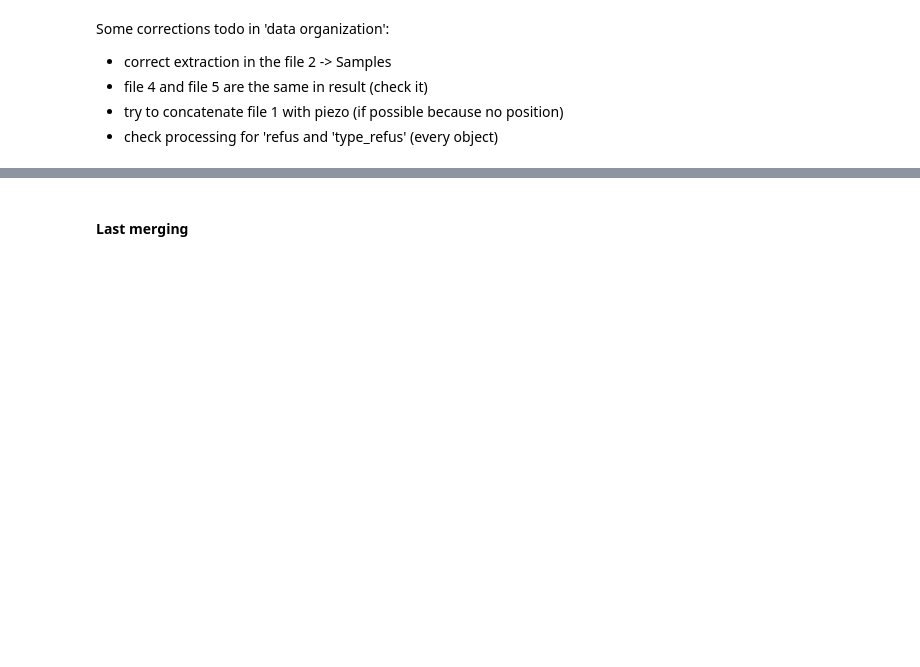
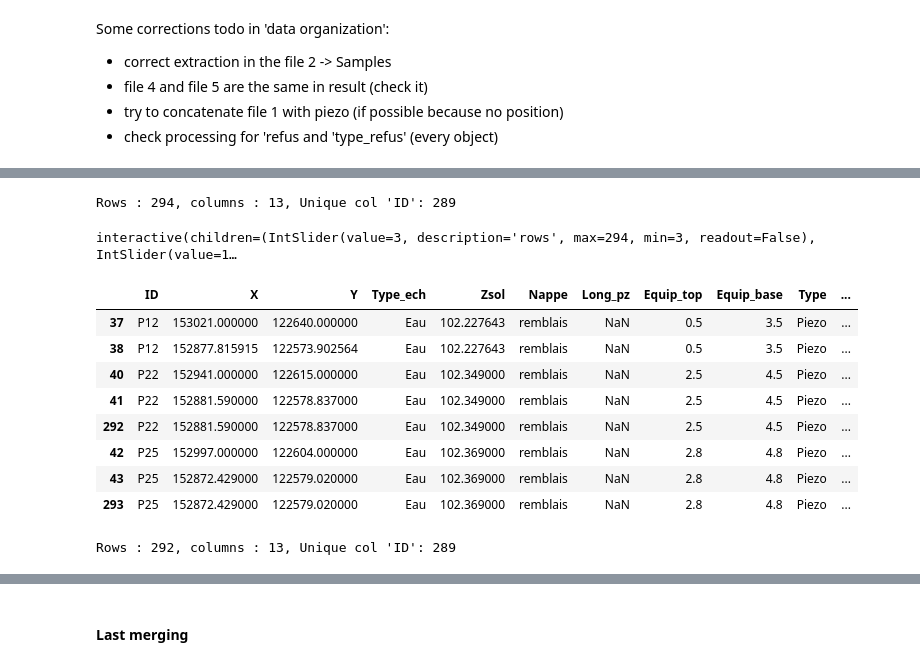
Before and after one commit to kaufmanno/GSDMA, a Jupyter notebook: playground/TFE_test/Data_gathering.ipynb, the cells around one changed output, grey strips where cells are left out. Cells and saved outputs as stored; diff of their text form; code cells hidden in the pictures; blank space fills up the shorter version.

```diff
--- a/playground/TFE_test/Data_gathering.ipynb
+++ b/playground/TFE_test/Data_gathering.ipynb
@@ -269,0 +456,8 @@ interactive(children=(IntSlider(value=3, description='rows', max=13, min=3, read
+# %%
+piezometers = mdf.copy() #saving
+# %%
+file1= files_dict[key][2]
+file2= files_dict[key][3]
+
+df1, df2 = create_df(file1, file2)
+gdf_viewer(df1, rows=3, un_val='ID', view=t), gdf_viewer(df2, rows=3, un_val='ID', view=t)
@@ -270,3 +475,3 @@ interactive(children=(IntSlider(value=3, description='rows', max=13, min=3, read
 # %%
-mdf, err_df=gdf_merger(df1, df2, how=how[1], col='ID', dist_max=2, non_na=1, scope=globals())
+mdf, err_df=gdf_merger(df1, df2, how=how[1], col='ID', dist_max=2, col_non_na=1)
 check_col(mdf)
@@ -278,0 +482,26 @@ Rows : 839, columns : 13, Unique on 'ID': 185
+# %%
+piezometers, err_df=gdf_merger(piezometers, mdf, how=how[1], col='ID', dist_max=1, col_non_na=1)
+check_col(mdf)
+# %%
+gdf_viewer(piezometers, rows=3, cols=13, un_val='ID', view=t)
+# %% [output]
+Rows : 294, columns : 13, Unique col 'ID': 289
+interactive(children=(IntSlider(value=3, description='rows', max=294, min=3, readout=False), IntSlider(value=1…
+# %%
+double_objects_check(piezometers)
+# %% [output]
+|  | ID | X | Y | Type_ech | Zsol | Nappe | Long_pz | Equip_top | Equip_base | Type | ... |
+| 37 | P12 | 153021.000000 | 122640.000000 | Eau | 102.227643 | remblais | NaN | 0.5 | 3.5 | Piezo | ... |
+| 38 | P12 | 152877.815915 | 122573.902564 | Eau | 102.227643 | remblais | NaN | 0.5 | 3.5 | Piezo | ... |
+| 40 | P22 | 152941.000000 | 122615.000000 | Eau | 102.349000 | remblais | NaN | 2.5 | 4.5 | Piezo | ... |
+| 41 | P22 | 152881.590000 | 122578.837000 | Eau | 102.349000 | remblais | NaN | 2.5 | 4.5 | Piezo | ... |
+| 292 | P22 | 152881.590000 | 122578.837000 | Eau | 102.349000 | remblais | NaN | 2.5 | 4.5 | Piezo | ... |
+| 42 | P25 | 152997.000000 | 122604.000000 | Eau | 102.369000 | remblais | NaN | 2.8 | 4.8 | Piezo | ... |
+| 43 | P25 | 152872.429000 | 122579.020000 | Eau | 102.369000 | remblais | NaN | 2.8 | 4.8 | Piezo | ... |
+| 293 | P25 | 152872.429000 | 122579.020000 | Eau | 102.369000 | remblais | NaN | 2.8 | 4.8 | Piezo | ... |
+# %%
+drop_id = [292, 293]
+piezometers.drop(index=drop_id, inplace=True)
+gdf_viewer(piezometers, rows=5, un_val='ID', view=f)
+# %% [output]
+Rows : 292, columns : 13, Unique col 'ID': 289
```
Also changed, not shown: parts of 254 cells of this notebook, 9 other files.
